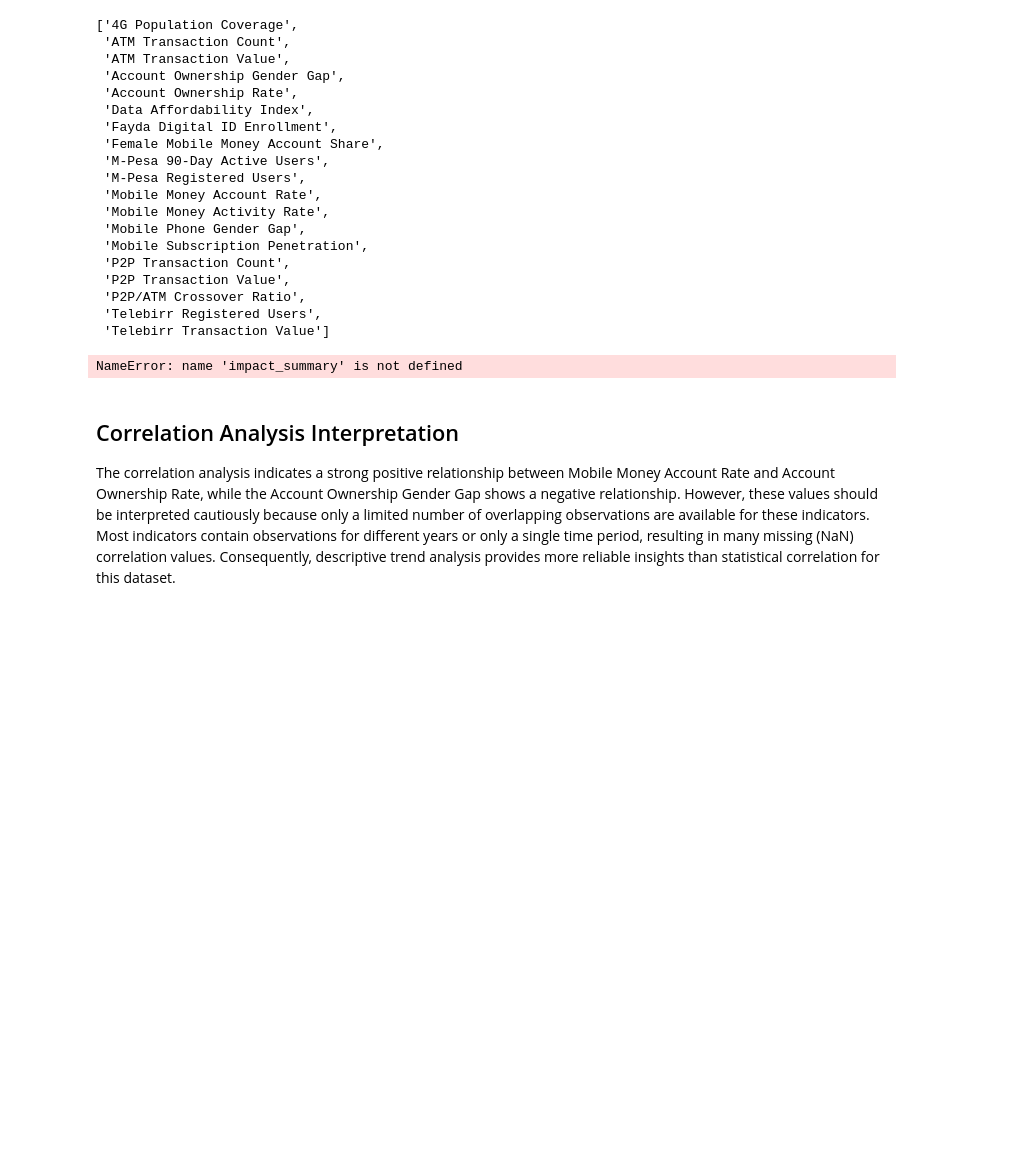
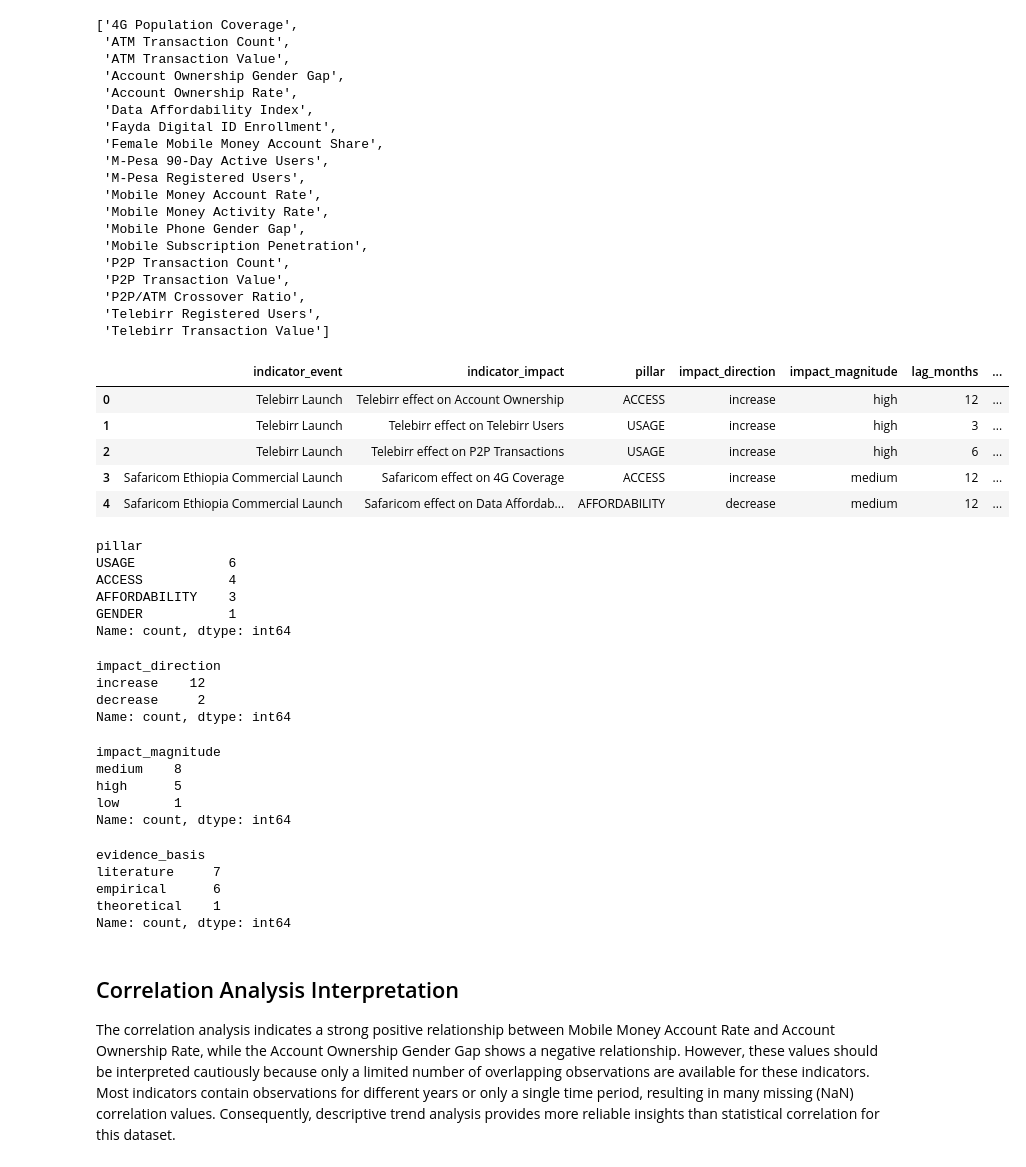
Before and after one commit to Dana-21-21/ethiopia-fi-forecast, a Jupyter notebook: notebooks/Task_2_Exploratory_Data_Analysis.ipynb, the cells around one changed output. Cells and saved outputs as stored; diff of their text form; code cells hidden in the pictures; blank space fills up the shorter version.

Commit message:
Complete Task 2 exploratory data analysis

```diff
--- a/notebooks/Task_2_Exploratory_Data_Analysis.ipynb
+++ b/notebooks/Task_2_Exploratory_Data_Analysis.ipynb
@@ -770,10 +770,76 @@ pivot.columns.tolist()
  'P2P/ATM Crossover Ratio',
  'Telebirr Registered Users',
  'Telebirr Transaction Value']
+# %%
+# Merge event information with impact links
+event_impacts = impact_df.merge(
+    df[
+        [
+            "record_id",
+            "indicator",
+            "category",
+            "observation_date"
+        ]
+    ],
+    left_on="parent_id",
+    right_on="record_id",
+    how="left",
+    suffixes=("_impact", "_event")
+)
+
+# Create summary table
+impact_summary = event_impacts[
+    [
+        "indicator_event",
+        "indicator_impact",
+        "pillar",
+        "impact_direction",
+        "impact_magnitude",
+        "lag_months",
+        "evidence_basis"
+    ]
+]
+
+impact_summary.head()
+# %% [output]
+|  | indicator_event | indicator_impact | pillar | impact_direction | impact_magnitude | lag_months | ... |
+| 0 | Telebirr Launch | Telebirr effect on Account Ownership | ACCESS | increase | high | 12 | ... |
+| 1 | Telebirr Launch | Telebirr effect on Telebirr Users | USAGE | increase | high | 3 | ... |
+| 2 | Telebirr Launch | Telebirr effect on P2P Transactions | USAGE | increase | high | 6 | ... |
+| 3 | Safaricom Ethiopia Commercial Launch | Safaricom effect on 4G Coverage | ACCESS | increase | medium | 12 | ... |
+| 4 | Safaricom Ethiopia Commercial Launch | Safaricom effect on Data Affordab... | AFFORDABILITY | decrease | medium | 12 | ... |
 # %%
 impact_summary["pillar"].value_counts()
 # %% [output]
-NameError: name 'impact_summary' is not defined
+pillar
+USAGE            6
+ACCESS           4
+AFFORDABILITY    3
+GENDER           1
+Name: count, dtype: int64
+# %%
+impact_summary["impact_direction"].value_counts()
+# %% [output]
+impact_direction
+increase    12
+decrease     2
+Name: count, dtype: int64
+# %%
+impact_summary["impact_magnitude"].value_counts()
+# %% [output]
+impact_magnitude
+medium    8
+high      5
+low       1
+Name: count, dtype: int64
+# %%
+impact_summary["evidence_basis"].value_counts()
+# %% [output]
+evidence_basis
+literature     7
+empirical      6
+theoretical    1
+Name: count, dtype: int64
 # %% [markdown]
 ## Correlation Analysis Interpretation
 
```
